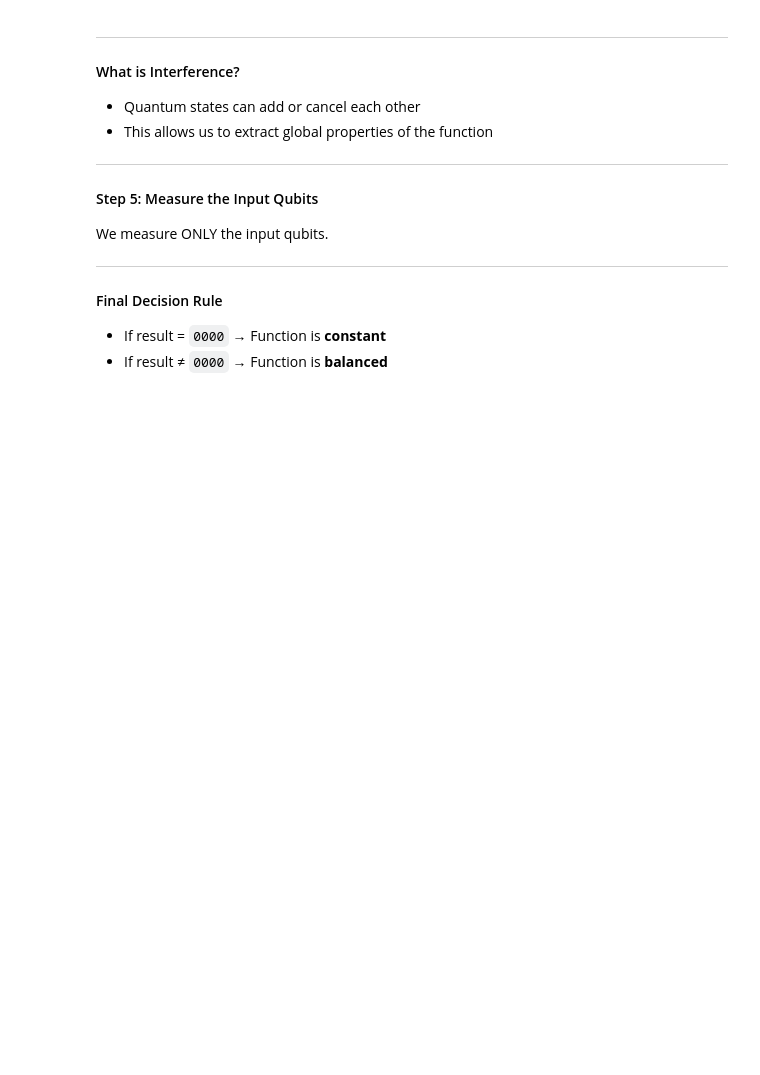
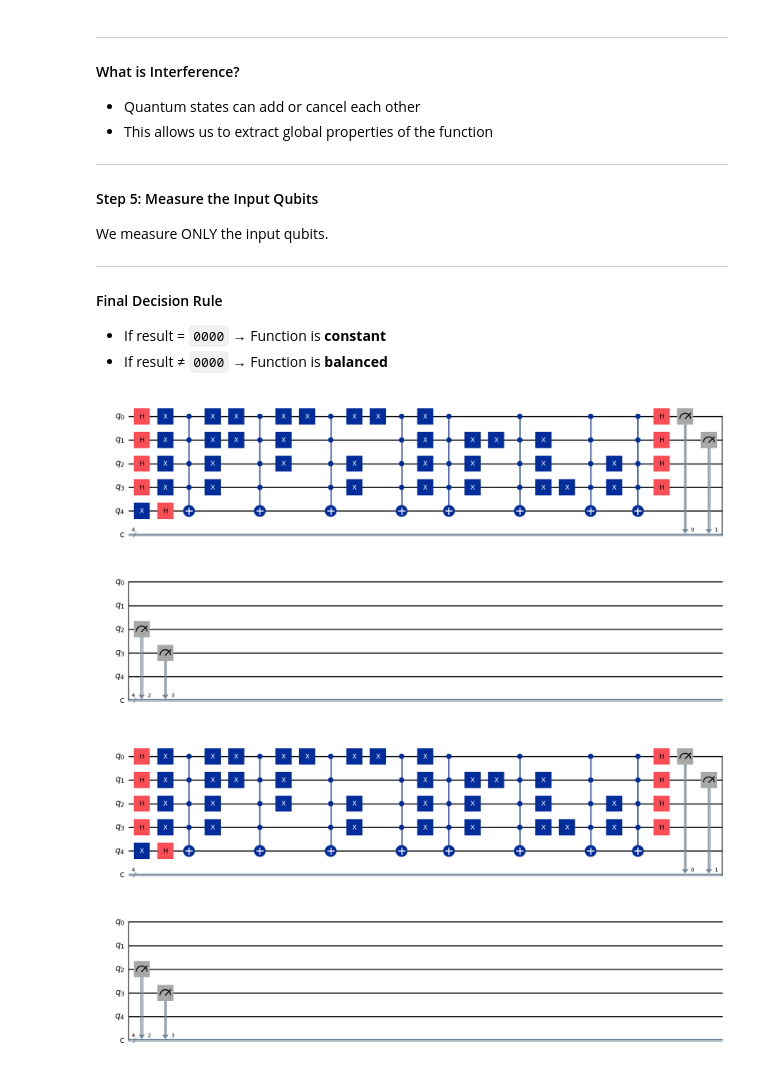
Before and after one commit to EmmanuellaOsikoya/emerging-technologies, a Jupyter notebook: problems.ipynb, the cells around one changed output. Saved outputs shown, nothing was run; the diff lists cells and outputs as text; code cells hidden in the pictures; blank space fills up the shorter version.

Commit message:
Created the Deutsch-Jozsa Circuit

```diff
--- a/problems.ipynb
+++ b/problems.ipynb
@@ -3714,0 +3770,10 @@ We measure ONLY the input qubits.
+# %%
+# This is an example of creating the full Deutsch–Jozsa circuit for the balanced_even_ones function
+
+dj_circuit = deutsch_jozsa_circuit(balanced_even_ones)
+
+# Draw the circuit
+dj_circuit.draw('mpl')
+# %% [output]
+[figure, added]
+[figure, added]
```
Also changed, not shown: parts of 6 cells of this notebook.
